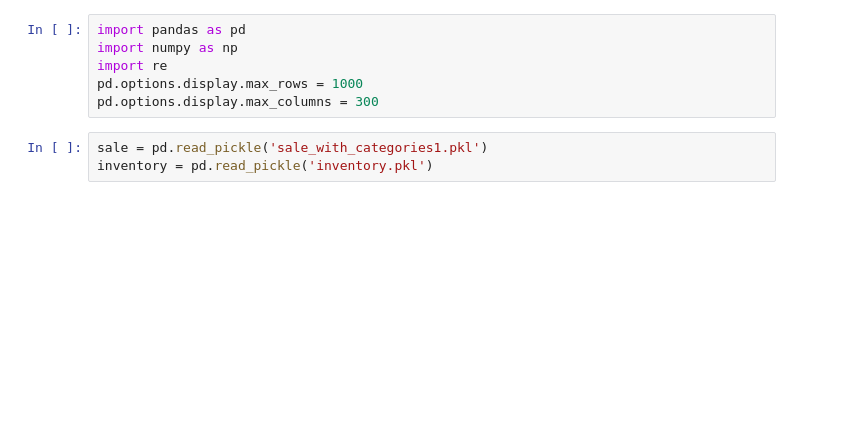
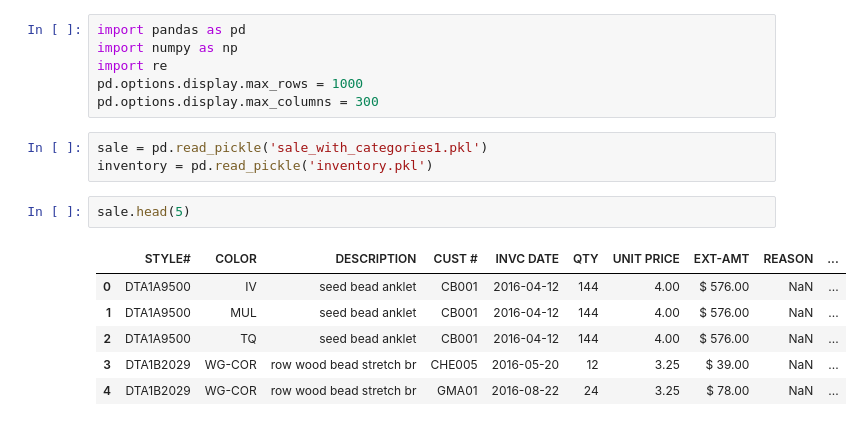
Before and after one commit to lksfr/NOSO, a Jupyter notebook: Bird/Untitled1.ipynb, the cells around one changed output. Drawn from its saved outputs; the diff is of its cells as text; blank space fills up the shorter version.

```diff
--- a/Bird/Untitled1.ipynb
+++ b/Bird/Untitled1.ipynb
@@ -7,5 +7,14 @@ pd.options.display.max_columns = 300
 # %%
 sale = pd.read_pickle('sale_with_categories1.pkl')
 inventory = pd.read_pickle('inventory.pkl')
+# %%
+sale.head(5)
+# %% [output]
+|  | STYLE# | COLOR | DESCRIPTION | CUST # | INVC DATE | QTY | UNIT PRICE | EXT-AMT | REASON | ... |
+| 0 | DTA1A9500 | IV | seed bead anklet | CB001 | 2016-04-12 | 144 | 4.00 | $ 576.00 | NaN | ... |
+| 1 | DTA1A9500 | MUL | seed bead anklet | CB001 | 2016-04-12 | 144 | 4.00 | $ 576.00 | NaN | ... |
+| 2 | DTA1A9500 | TQ | seed bead anklet | CB001 | 2016-04-12 | 144 | 4.00 | $ 576.00 | NaN | ... |
+| 3 | DTA1B2029 | WG-COR | row wood bead stretch br | CHE005 | 2016-05-20 | 12 | 3.25 | $ 39.00 | NaN | ... |
+| 4 | DTA1B2029 | WG-COR | row wood bead stretch br | GMA01 | 2016-08-22 | 24 | 3.25 | $ 78.00 | NaN | ... |
 # %%
 inventory.head(5)
```
Also changed, not shown: parts of 110 cells of this notebook, 1 other file.
